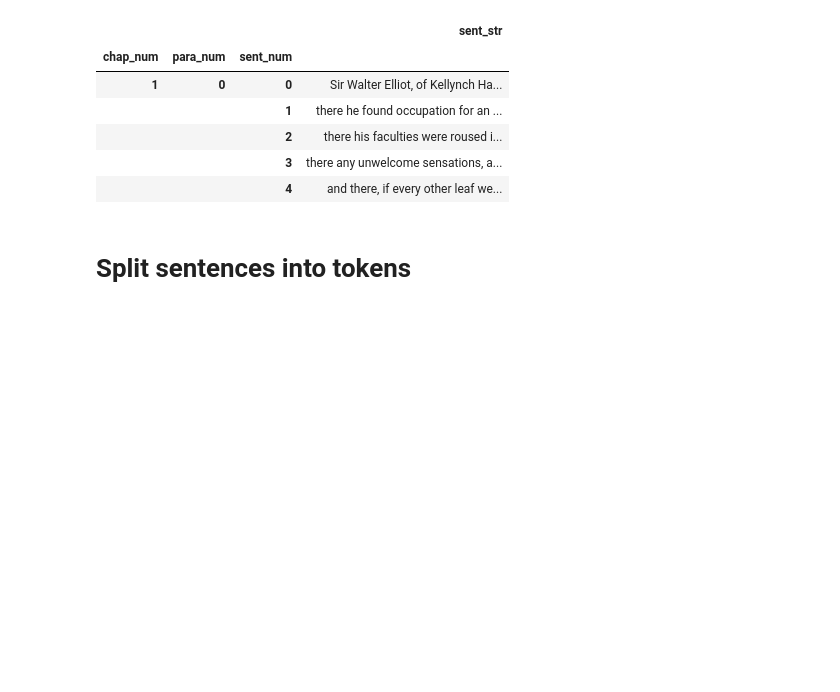
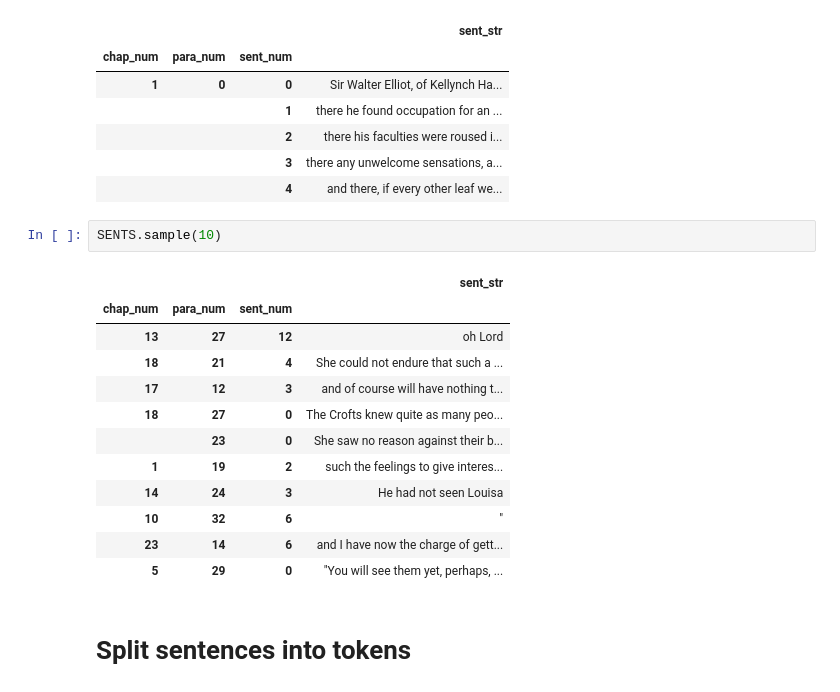
Before and after one commit to ontoligent/DS5001-2023-01-R, a Jupyter notebook: lessons/M02_TextModels/M02_01_Importing-Persuasion.ipynb, the cells around one changed output. Cells and saved outputs as stored; diff of their text form; blank space fills up the shorter version.

```diff
--- a/lessons/M02_TextModels/M02_01_Importing-Persuasion.ipynb
+++ b/lessons/M02_TextModels/M02_01_Importing-Persuasion.ipynb
@@ -352,6 +352,21 @@ SENTS.head()
 |  |  | 2 | there his faculties were roused i... |
 |  |  | 3 | there any unwelcome sensations, a... |
 |  |  | 4 | and there, if every other leaf we... |
+# %%
+SENTS.sample(10)
+# %% [output]
+|  |  |  | sent_str |
+| chap_num | para_num | sent_num |  |
+| 13 | 27 | 12 | oh Lord |
+| 18 | 21 | 4 | She could not endure that such a ... |
+| 17 | 12 | 3 | and of course will have nothing t... |
+| 18 | 27 | 0 | The Crofts knew quite as many peo... |
+|  | 23 | 0 | She saw no reason against their b... |
+| 1 | 19 | 2 | such the feelings to give interes... |
+| 14 | 24 | 3 | He had not seen Louisa |
+| 10 | 32 | 6 | " |
+| 23 | 14 | 6 | and I have now the charge of gett... |
+| 5 | 29 | 0 | "You will see them yet, perhaps, ... |
 # %% [markdown]
 # Split sentences into tokens
 # %%
```
